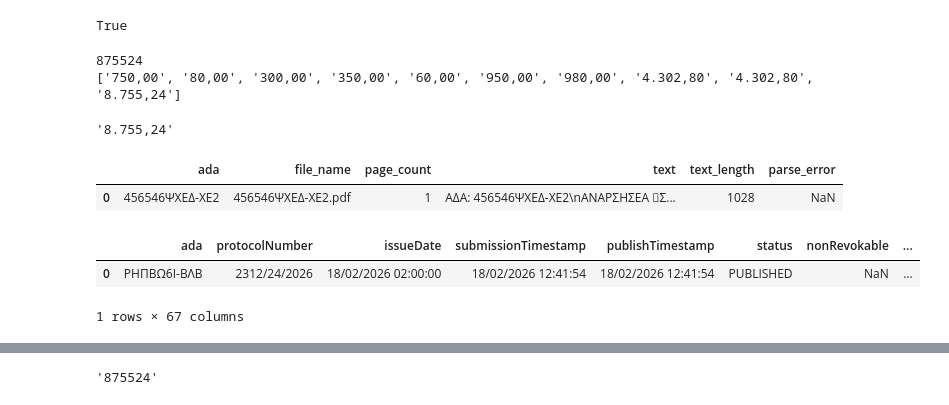
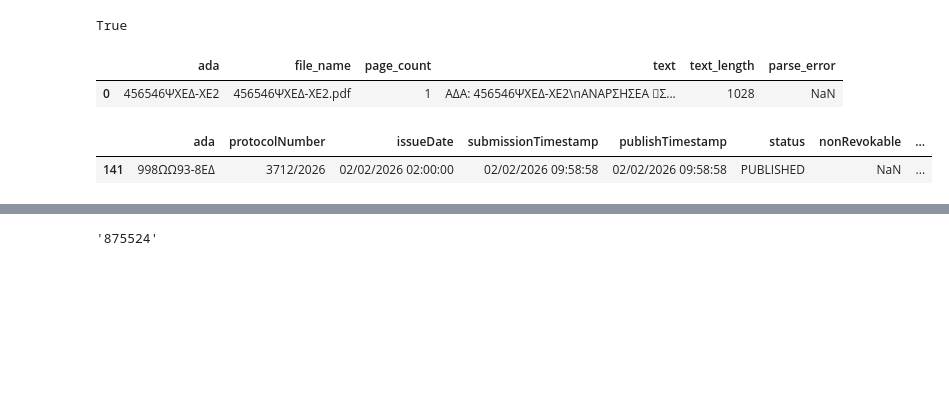
Before and after one commit to troboukis/2026_fire_protection, a Jupyter notebook: src/analysis.ipynb, the cells around one changed output, grey strips where cells are left out. Drawn from its saved outputs; the diff is of its cells as text; code cells hidden in the pictures; blank space fills up the shorter version.

```diff
--- a/src/analysis.ipynb
+++ b/src/analysis.ipynb
@@ -2,6 +2,7 @@
 import importlib
 import pandas as pd
 import fetch_diavgeia as fd
+pd.set_option('display.max_columns', None)
 # %%
 df = pd.read_csv("../data/2026_diavgeia.csv")
 # %%
@@ -115,29 +114,6 @@ pdf_digits = [
 raw_digits in pdf_digits
 # %% [output]
 True
-# %%
-text = pdf_lookup["ΨΣΣΞΩ9Ζ-5Η5"]
-
-raw_digits = re.match(r"^(.*?),00$", r.raw_value).group(1).replace(".","").replace(",","")
-print(raw_digits)
-
-pdf_candidates = re.findall(
-    r"\b(\d.*?)(?:€|ευρώ|Euros|Ευρώ|ευρω|Ευρω|euros)",
-    text
-)
-print(pdf_candidates)
-
-pdf_matches_original = [
-    x.strip()
-    for x in pdf_candidates
-    if re.sub(r"\D", "", x) == raw_digits
-]
-
-pdf_matches_original[0]
-# %% [output]
-875524
-['750,00', '80,00', '300,00', '350,00', '60,00', '950,00', '980,00', '4.302,80', '4.302,80', '8.755,24']
-'8.755,24'
 # %%
 pdfs = pd.read_csv("../data/pdf_pages_dataset.csv")
 # %%
@@ -147,9 +123,8 @@ pdfs.head(1)
 | 0 | 456546ΨΧΕΔ-ΧΕ2 | 456546ΨΧΕΔ-ΧΕ2.pdf | 1 | ΑΔΑ: 456546ΨΧΕΔ-ΧΕ2\nΑΝΑΡΣΗΣΕΑ ΢Σ... | 1028 | NaN |
 # %%
 df = pd.read_csv("../data/2026_diavgeia.csv")
-# %%
-df.head(1)
-# %% [output]
-|  | ada | protocolNumber | issueDate | submissionTimestamp | publishTimestamp | status | nonRevokable | ... |
-| 0 | ΡΗΠΒΩ6Ι-ΒΛΒ | 2312/24/2026 | 18/02/2026 02:00:00 | 18/02/2026 12:41:54 | 18/02/2026 12:41:54 | PUBLISHED | NaN | ... |
-1 rows × 67 columns
+# %%
+df[df.ada=="998ΩΩ93-8ΕΔ"]
+# %% [output]
+|  | ada | protocolNumber | issueDate | submissionTimestamp | publishTimestamp | status | nonRevokable | ... |
+| 141 | 998ΩΩ93-8ΕΔ | 3712/2026 | 02/02/2026 02:00:00 | 02/02/2026 09:58:58 | 02/02/2026 09:58:58 | PUBLISHED | NaN | ... |
```
Also changed, not shown: parts of 8 cells of this notebook, 2 other files.
